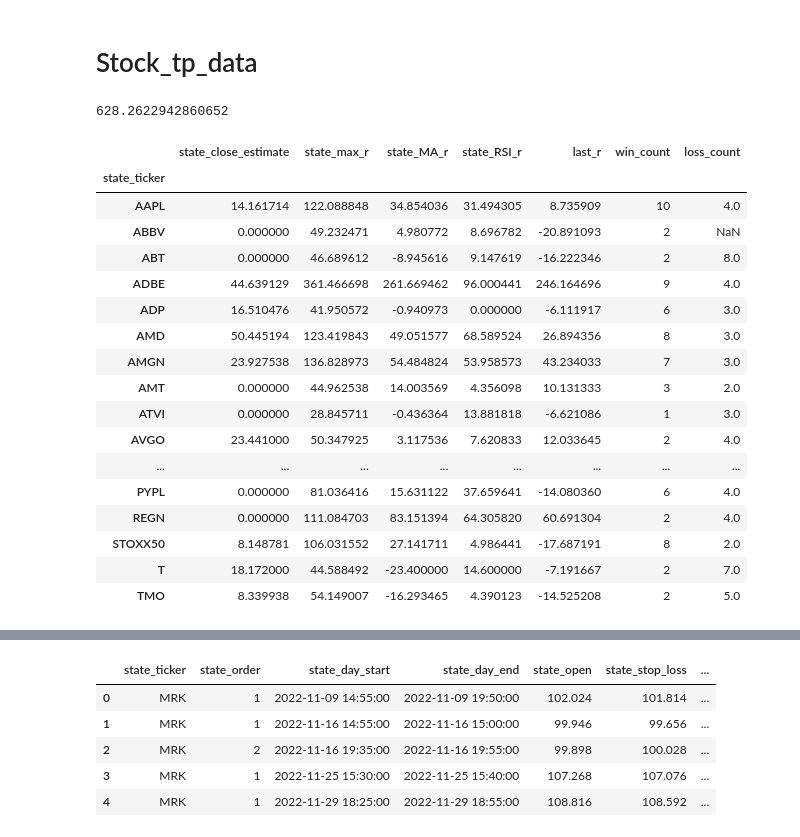
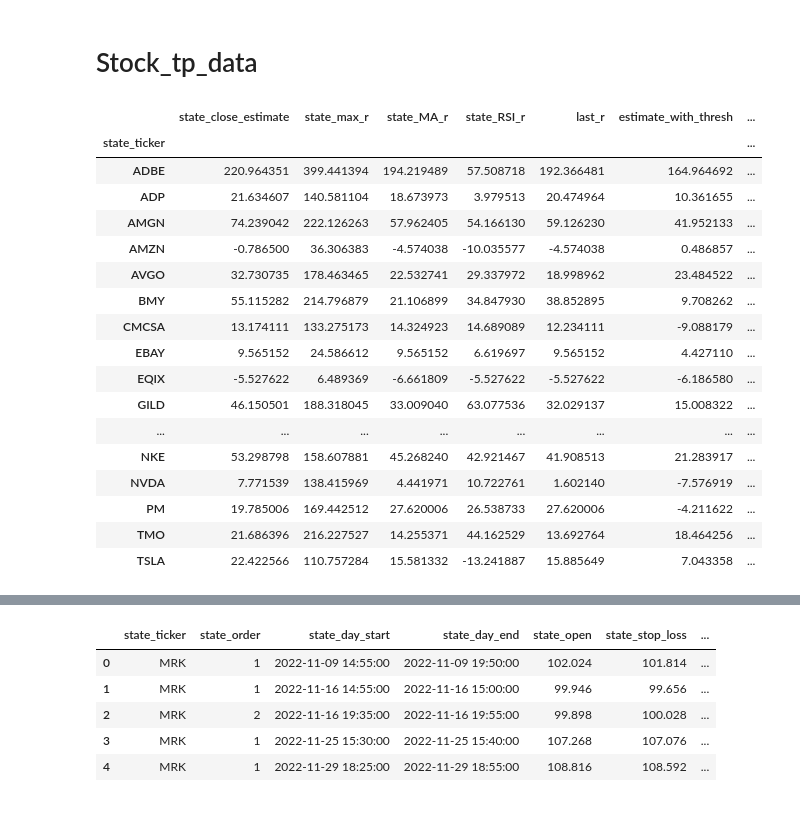
Before and after one commit to trollssqwer/stock-app, a Jupyter notebook: test.ipynb, the cells around one changed output, grey strips where cells are left out. Drawn from its saved outputs; the diff is of its cells as text; code cells hidden in the pictures.

```diff
--- a/test.ipynb
+++ b/test.ipynb
@@ -90,8 +102,7 @@ tp_data.head(5)
 # %%
 import glob , os
 concat_data = pd.DataFrame()
-for path in glob.glob("/Users/tranthong/Desktop/stock-app/state_output/state_output/*.csv"):
-    tp_data = pd.read_csv(path)
+for path in glob.glob("/Users/tranthong/Desktop/stock-app/state_output_new/state_output_new/*.csv"):
+    tp_data = preprocess_tp_data(path)
     concat_data = pd.concat([tp_data, concat_data])
 concat_data.reset_index(inplace=True)
-concat_data.head(5)
@@ -104,0 +109,5 @@ concat_data.head(5)
+# %%
+concat_data['estimate_with_thresh'] = concat_data.state_chain_new.apply(lambda x : get_return_with_max_estimate(x , 15 , 0.6) )
+concat_data['estimate_with_thresh2'] = concat_data.state_chain_new.apply(lambda x : x.max() * 0.6 )
+concat_data.estimate_with_thresh2.loc[concat_data.estimate_with_thresh2 < 3] = -1
+concat_data.estimate_with_thresh2.sum()
@@ -141,6 +205,6 @@ concat_chain_data.head(5)
 | 3 | 3 | MRK | 2 | 1.663250e+09 | 1.663252e+09 | 86.412 | 86.632 | ... |
 | 7 | 7 | MRK | 2 | 1.663696e+09 | 1.663702e+09 | 85.906 | 86.016 | ... |
 # %%
-concat_chain_data['estimate_with_thresh'] = concat_chain_data.state_chain.apply(lambda x : get_return_with_max_estimate(x , 12 , 0.7) )
-concat_chain_data.estimate_with_thresh.sum()
+concat_data['estimate_with_thresh'] = concat_data.state_chain.apply(lambda x : get_return_with_max_estimate(x , 12 , 0.7) )
+concat_data.estimate_with_thresh.sum()
 # %% [output]
@@ -148,33 +221,36 @@ concat_chain_data.estimate_with_thresh.sum()
 # %% [markdown]
 # Stock_tp_data
 # %%
-tp_data = concat_data
-stock_tp_data = tp_data[['state_ticker','state_close_estimate','state_max_r','state_MA_r','state_RSI_r','last_r']].groupby('state_ticker').sum()
-stock_tp_data['win_count'] = tp_data[['state_ticker','state_close_estimate','state_max_r','state_MA_r','state_RSI_r','last_r']].loc[tp_data.state_MA_r > 0].groupby('state_ticker').count().state_MA_r
-stock_tp_data['loss_count'] = tp_data[['state_ticker','state_close_estimate','state_max_r','state_MA_r','state_RSI_r','last_r']].loc[tp_data.state_MA_r < 0].groupby('state_ticker').count().state_MA_r
-stock_tp_data.win_count.fillna(0 , inplace = True)
-stock_tp_data['win_count'] = stock_tp_data['win_count'].astype(int)
-stock_tp_data.loc[stock_tp_data.state_close_estimate > -20].state_close_estimate.sum()
+def get_stock_data(tp_data):
+    tp_data['estimate_with_thresh'] = tp_data.state_chain_new.apply(lambda x : get_return_with_max_estimate(x , 15 , 0.6) )
+    tp_data['estimate_with_thresh2'] = tp_data.state_chain_new.apply(lambda x : x.max())
+    tp_data.estimate_with_thresh2.loc[tp_data.estimate_with_thresh2 < 5] = -1
+    stock_tp_data = tp_data[['state_ticker','state_close_estimate','state_max_r','state_MA_r','state_RSI_r','last_r', 'estimate_with_thresh', 'estimate_with_thresh2']].groupby('state_ticker').sum()
+    stock_tp_data['win_count'] = tp_data[['state_ticker','state_close_estimate','state_max_r','state_MA_r','state_RSI_r','last_r', 'estimate_with_thresh', 'estimate_with_thresh2']].loc[tp_data.state_MA_r > 0].groupby('state_ticker').count().state_MA_r
+    stock_tp_data['loss_count'] = tp_data[['state_ticker','state_close_estimate','state_max_r','state_MA_r','state_RSI_r','last_r' , 'estimate_with_thresh', 'estimate_with_thresh2']].loc[tp_data.state_MA_r < 0].groupby('state_ticker').count().state_MA_r
+    stock_tp_data.win_count.fillna(0 , inplace = True)
+    stock_tp_data['win_count'] = stock_tp_data['win_count'].astype(int)
+
+    return stock_tp_data
-# %% [output]
-628.2622942860652
-# %%
-stock_tp_data
-# %% [output]
-|  | state_close_estimate | state_max_r | state_MA_r | state_RSI_r | last_r | win_count | loss_count |
-| state_ticker |  |  |  |  |  |  |  |
-| AAPL | 14.161714 | 122.088848 | 34.854036 | 31.494305 | 8.735909 | 10 | 4.0 |
-| ABBV | 0.000000 | 49.232471 | 4.980772 | 8.696782 | -20.891093 | 2 | NaN |
-| ABT | 0.000000 | 46.689612 | -8.945616 | 9.147619 | -16.222346 | 2 | 8.0 |
-| ADBE | 44.639129 | 361.466698 | 261.669462 | 96.000441 | 246.164696 | 9 | 4.0 |
-| ADP | 16.510476 | 41.950572 | -0.940973 | 0.000000 | -6.111917 | 6 | 3.0 |
-| AMD | 50.445194 | 123.419843 | 49.051577 | 68.589524 | 26.894356 | 8 | 3.0 |
-| AMGN | 23.927538 | 136.828973 | 54.484824 | 53.958573 | 43.234033 | 7 | 3.0 |
-| AMT | 0.000000 | 44.962538 | 14.003569 | 4.356098 | 10.131333 | 3 | 2.0 |
-| ATVI | 0.000000 | 28.845711 | -0.436364 | 13.881818 | -6.621086 | 1 | 3.0 |
-| AVGO | 23.441000 | 50.347925 | 3.117536 | 7.620833 | 12.033645 | 2 | 4.0 |
-| ... | ... | ... | ... | ... | ... | ... | ... |
-| PYPL | 0.000000 | 81.036416 | 15.631122 | 37.659641 | -14.080360 | 6 | 4.0 |
-| REGN | 0.000000 | 111.084703 | 83.151394 | 64.305820 | 60.691304 | 2 | 4.0 |
-| STOXX50 | 8.148781 | 106.031552 | 27.141711 | 4.986441 | -17.687191 | 8 | 2.0 |
-| T | 18.172000 | 44.588492 | -23.400000 | 14.600000 | -7.191667 | 2 | 7.0 |
-| TMO | 8.339938 | 54.149007 | -16.293465 | 4.390123 | -14.525208 | 2 | 5.0 |
+# %%
+stock_tp_data = get_stock_data(concat_data)
+stock_tp_data.loc[stock_tp_data.estimate_with_thresh > -10]
+# %% [output]
+|  | state_close_estimate | state_max_r | state_MA_r | state_RSI_r | last_r | estimate_with_thresh | ... |
+| state_ticker |  |  |  |  |  |  | ... |
+| ADBE | 220.964351 | 399.441394 | 194.219489 | 57.508718 | 192.366481 | 164.964692 | ... |
+| ADP | 21.634607 | 140.581104 | 18.673973 | 3.979513 | 20.474964 | 10.361655 | ... |
+| AMGN | 74.239042 | 222.126263 | 57.962405 | 54.166130 | 59.126230 | 41.952133 | ... |
+| AMZN | -0.786500 | 36.306383 | -4.574038 | -10.035577 | -4.574038 | 0.486857 | ... |
+| AVGO | 32.730735 | 178.463465 | 22.532741 | 29.337972 | 18.998962 | 23.484522 | ... |
+| BMY | 55.115282 | 214.796879 | 21.106899 | 34.847930 | 38.852895 | 9.708262 | ... |
+| CMCSA | 13.174111 | 133.275173 | 14.324923 | 14.689089 | 12.234111 | -9.088179 | ... |
+| EBAY | 9.565152 | 24.586612 | 9.565152 | 6.619697 | 9.565152 | 4.427110 | ... |
+| EQIX | -5.527622 | 6.489369 | -6.661809 | -5.527622 | -5.527622 | -6.186580 | ... |
+| GILD | 46.150501 | 188.318045 | 33.009040 | 63.077536 | 32.029137 | 15.008322 | ... |
+| ... | ... | ... | ... | ... | ... | ... | ... |
+| NKE | 53.298798 | 158.607881 | 45.268240 | 42.921467 | 41.908513 | 21.283917 | ... |
+| NVDA | 7.771539 | 138.415969 | 4.441971 | 10.722761 | 1.602140 | -7.576919 | ... |
+| PM | 19.785006 | 169.442512 | 27.620006 | 26.538733 | 27.620006 | -4.211622 | ... |
+| TMO | 21.686396 | 216.227527 | 14.255371 | 44.162529 | 13.692764 | 18.464256 | ... |
+| TSLA | 22.422566 | 110.757284 | 15.581332 | -13.241887 | 15.885649 | 7.043358 | ... |
```
Also changed, not shown: parts of 24 cells of this notebook, 7 other files.
